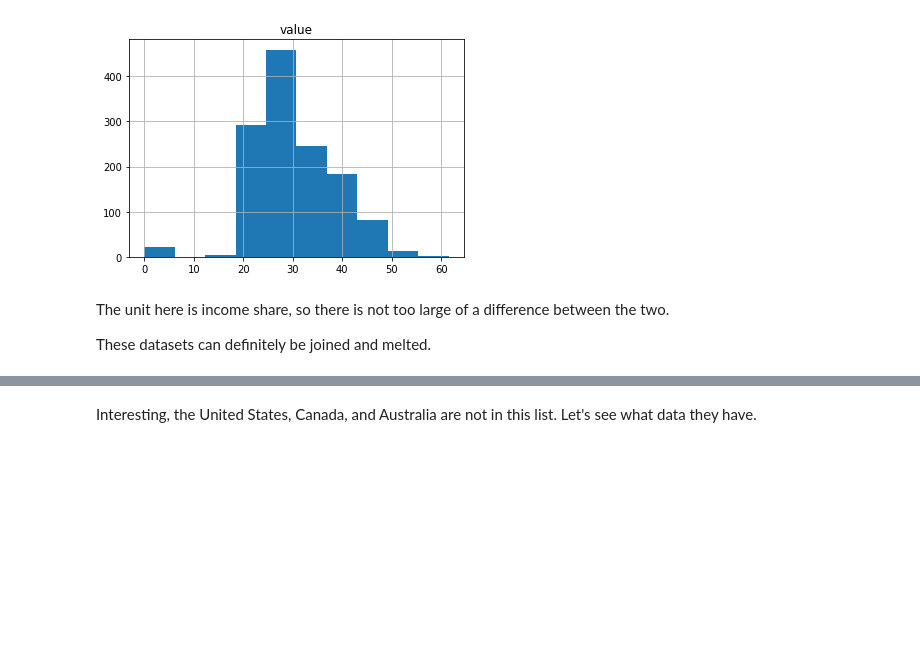
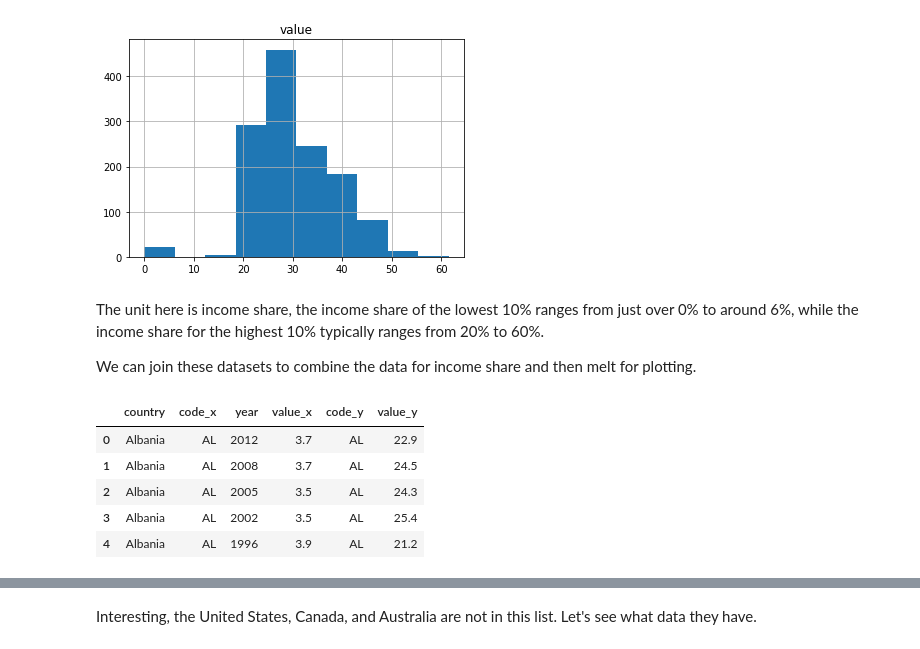
Before and after one commit to rebeccaebarnes/income-inequality, a Jupyter notebook: poverty_web_app.ipynb, the cells around one changed output, grey strips where cells are left out. Drawn from its saved outputs; the diff is of its cells as text; code cells hidden in the pictures; blank space fills up the shorter version.

```diff
--- a/poverty_web_app.ipynb
+++ b/poverty_web_app.ipynb
@@ -366,8 +409,17 @@ df_l_notna.hist();
 df_h_notna.hist();
 # %% [output]
 [figure]
-# %% [markdown]
-The unit here is income share, so there is not too large of a difference between the two.
-
-These datasets can definitely be joined and melted.
+# %% [markdown]
+The unit here is income share, the income share of the lowest 10% ranges from just over 0% to around 6%, while the income share for the highest 10% typically ranges from 20% to 60%.
+
+We can join these datasets to combine the data for income share and then melt for plotting.
+# %%
+df_income_full.head()
+# %% [output]
+|  | country | code_x | year | value_x | code_y | value_y |
+| 0 | Albania | AL | 2012 | 3.7 | AL | 22.9 |
+| 1 | Albania | AL | 2008 | 3.7 | AL | 24.5 |
+| 2 | Albania | AL | 2005 | 3.5 | AL | 24.3 |
+| 3 | Albania | AL | 2002 | 3.5 | AL | 25.4 |
+| 4 | Albania | AL | 1996 | 3.9 | AL | 21.2 |
 # %%
```
Also changed, not shown: parts of 50 cells of this notebook.
